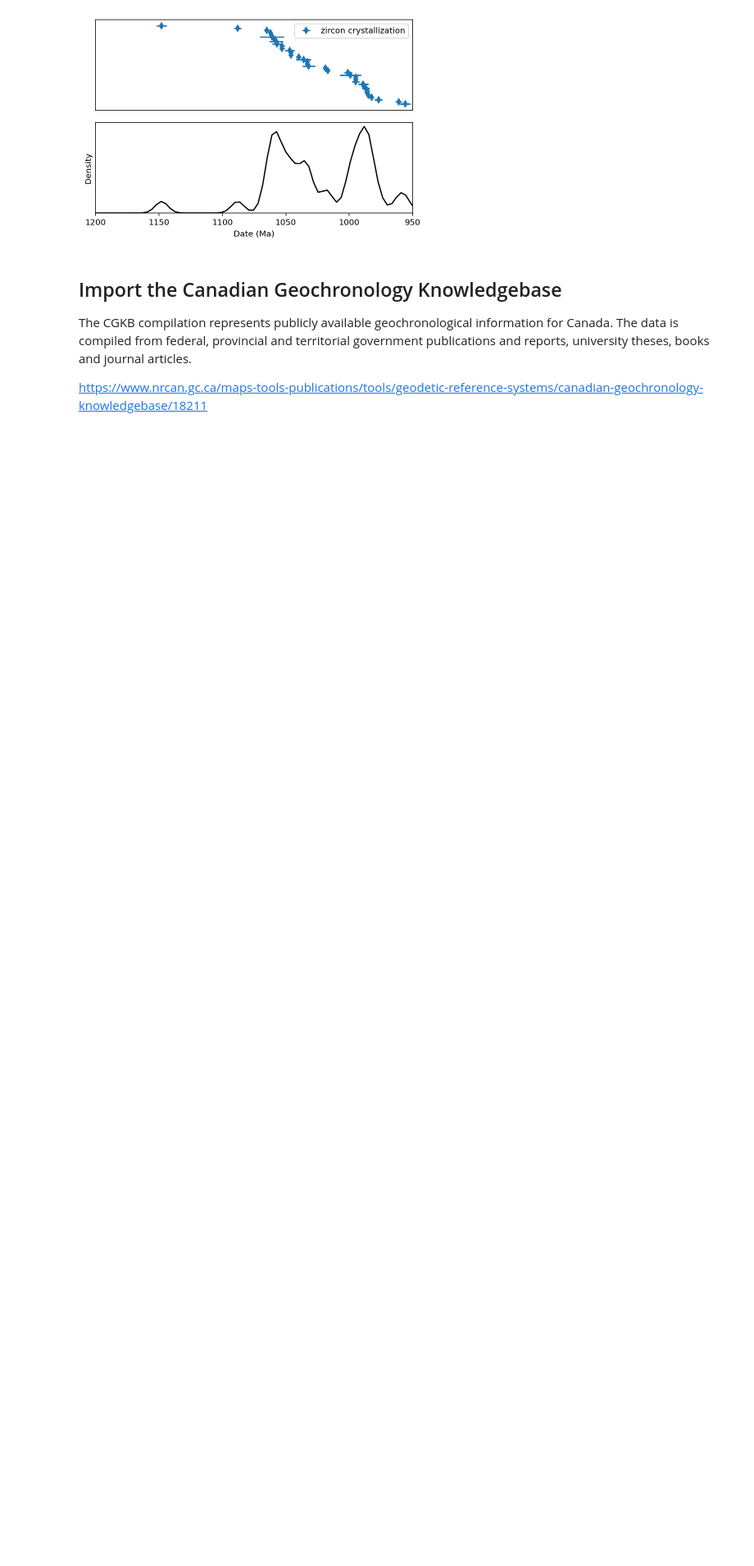
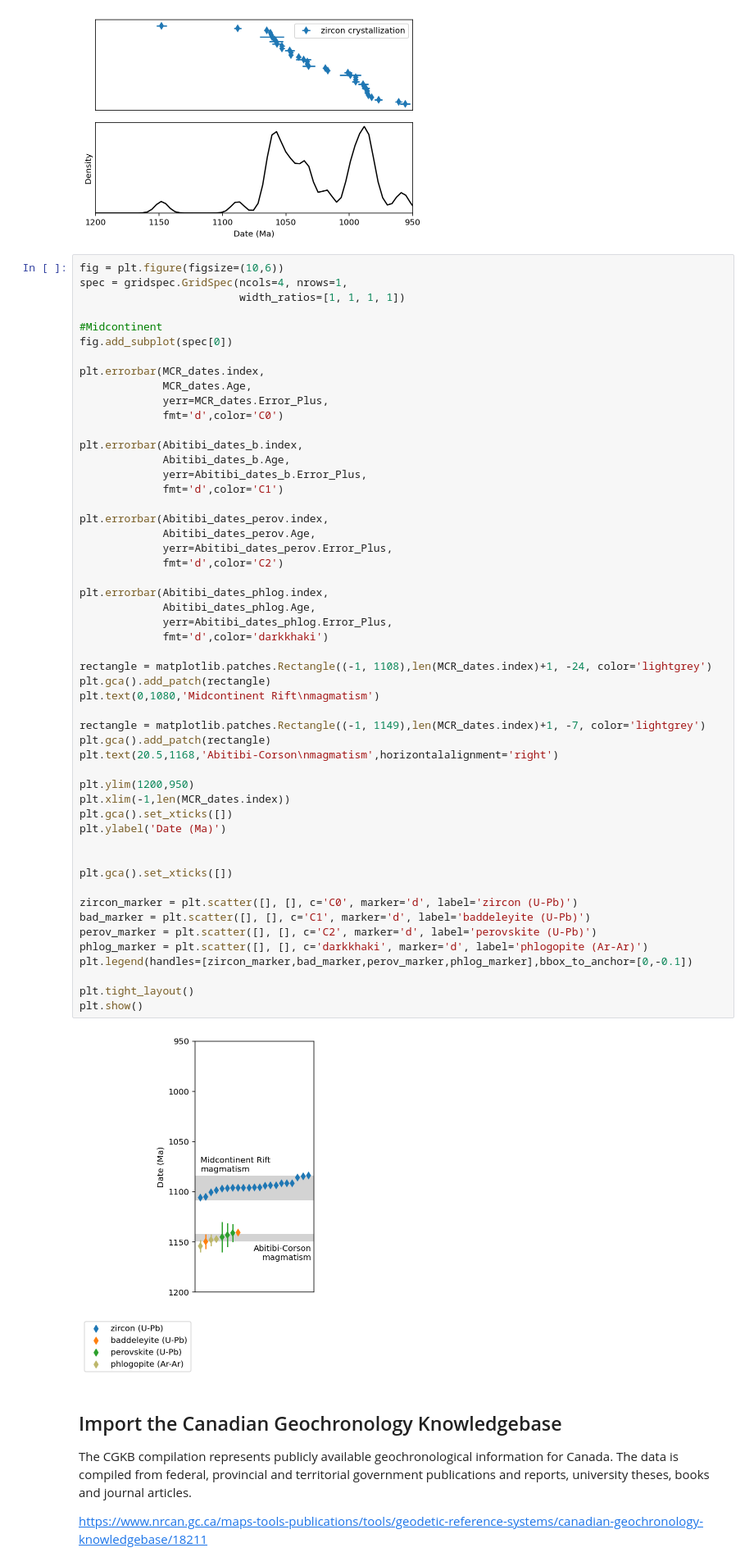
Before and after one commit to Swanson-Hysell/Mesoproterozoic_Turning_Point, a Jupyter notebook: code/Mesoprot_geochron.ipynb, the cells around one changed output. Shown at 82% size. Cells and saved outputs as stored; diff of their text form; blank space fills up the shorter version.

```diff
--- a/code/Mesoprot_geochron.ipynb
+++ b/code/Mesoprot_geochron.ipynb
@@ -152,6 +196,60 @@ plt.tight_layout()
 plt.show()
 # %% [output]
 [figure]
+# %%
+fig = plt.figure(figsize=(10,6))
+spec = gridspec.GridSpec(ncols=4, nrows=1,
+                         width_ratios=[1, 1, 1, 1])
+
+#Midcontinent
+fig.add_subplot(spec[0])
+
+plt.errorbar(MCR_dates.index,
+             MCR_dates.Age,
+             yerr=MCR_dates.Error_Plus,
+             fmt='d',color='C0')
+
+plt.errorbar(Abitibi_dates_b.index,
+             Abitibi_dates_b.Age,
+             yerr=Abitibi_dates_b.Error_Plus,
+             fmt='d',color='C1')
+
+plt.errorbar(Abitibi_dates_perov.index,
+             Abitibi_dates_perov.Age,
+             yerr=Abitibi_dates_perov.Error_Plus,
+             fmt='d',color='C2')
+
+plt.errorbar(Abitibi_dates_phlog.index,
+             Abitibi_dates_phlog.Age,
+             yerr=Abitibi_dates_phlog.Error_Plus,
+             fmt='d',color='darkkhaki')
+
+rectangle = matplotlib.patches.Rectangle((-1, 1108),len(MCR_dates.index)+1, -24, color='lightgrey')
+plt.gca().add_patch(rectangle)
+plt.text(0,1080,'Midcontinent Rift\nmagmatism')
+
+rectangle = matplotlib.patches.Rectangle((-1, 1149),len(MCR_dates.index)+1, -7, color='lightgrey')
+plt.gca().add_patch(rectangle)
+plt.text(20.5,1168,'Abitibi-Corson\nmagmatism',horizontalalignment='right')
+
+plt.ylim(1200,950)
+plt.xlim(-1,len(MCR_dates.index))
+plt.gca().set_xticks([])
+plt.ylabel('Date (Ma)')
+
+
+plt.gca().set_xticks([])
+
+zircon_marker = plt.scatter([], [], c='C0', marker='d', label='zircon (U-Pb)')
+bad_marker = plt.scatter([], [], c='C1', marker='d', label='baddeleyite (U-Pb)')
+perov_marker = plt.scatter([], [], c='C2', marker='d', label='perovskite (U-Pb)')
+phlog_marker = plt.scatter([], [], c='darkkhaki', marker='d', label='phlogopite (Ar-Ar)')
+plt.legend(handles=[zircon_marker,bad_marker,perov_marker,phlog_marker],bbox_to_anchor=[0,-0.1])
+
+plt.tight_layout()
+plt.show()
+# %% [output]
+[figure, added]
 # %% [markdown]
 ## Import the Canadian Geochronology Knowledgebase
 
```
Also changed, not shown: parts of 8 cells of this notebook, 2 other files.
